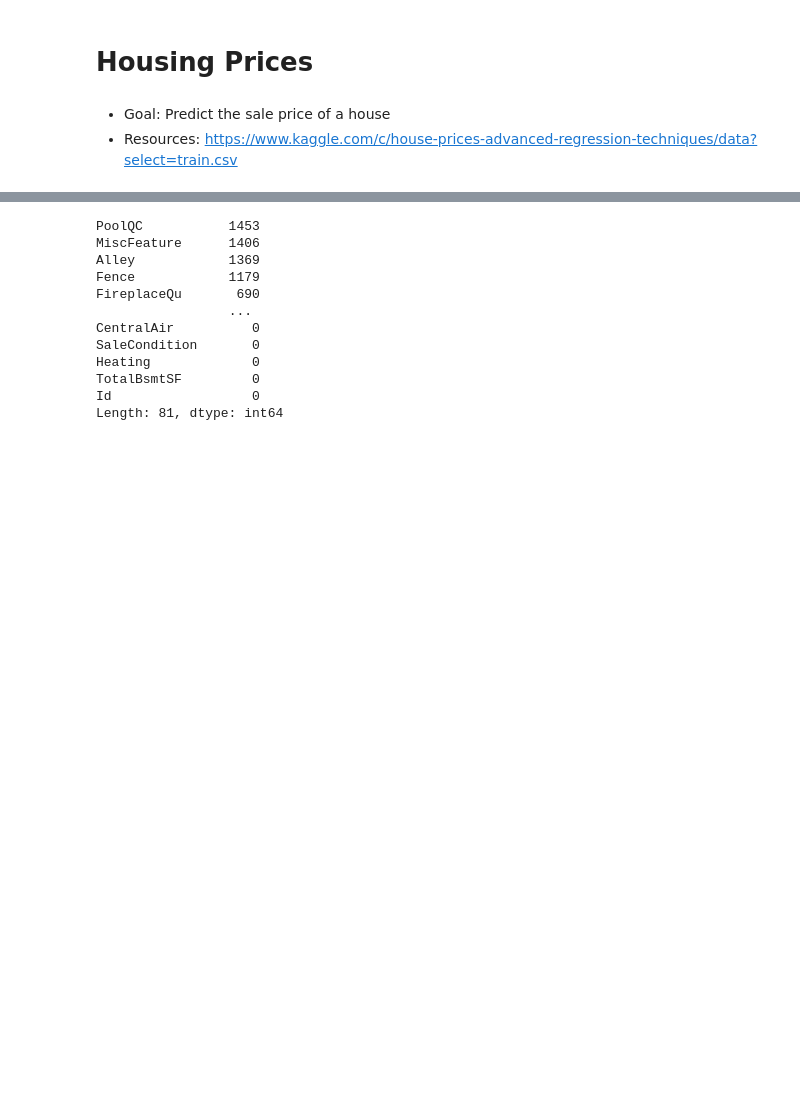
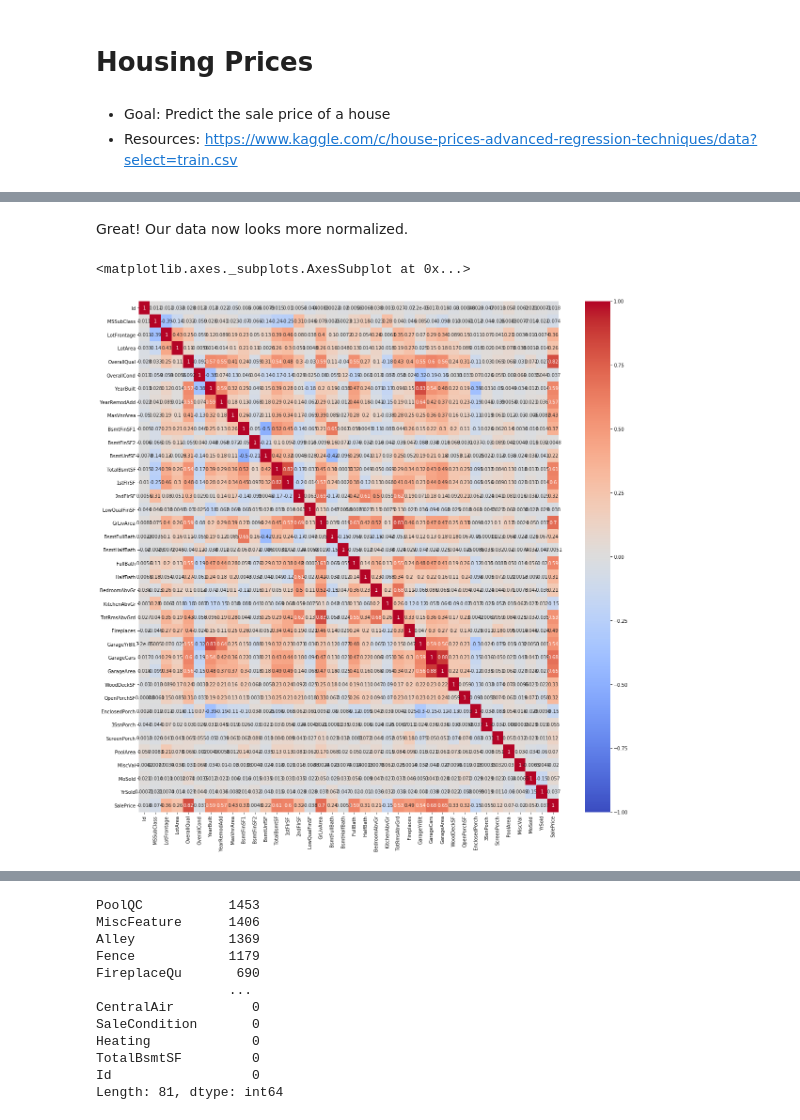
Before and after one commit to ZacharyJWyman/Kaggle-Comps, a Jupyter notebook: Housing Prices/Housing Prices (1).ipynb, the cells around one changed output, grey strips where cells are left out. Saved outputs shown, nothing was run; the diff lists cells and outputs as text; code cells hidden in the pictures; blank space fills up the shorter version.

```diff
--- a/Housing Prices/Housing Prices (1).ipynb
+++ b/Housing Prices/Housing Prices (1).ipynb
@@ -12 +33,10 @@ test = pd.read_csv(r"D:\Data Science\Housing Prices\test (1).csv")
+# %% [markdown]
+Great! Our data now looks more normalized.
+# %%
+corr_matrix = train.corr()
+plt.subplots(figsize = (20,20))
+sns.heatmap(corr_matrix, annot = True, fmt='.2g', vmin = -1, vmax = 1, center = 0, cmap = 'coolwarm')
+# %% [output]
+<matplotlib.axes._subplots.AxesSubplot at 0x...>
+[figure, added]
 # %%
```
Also changed, not shown: parts of 70 cells of this notebook.
